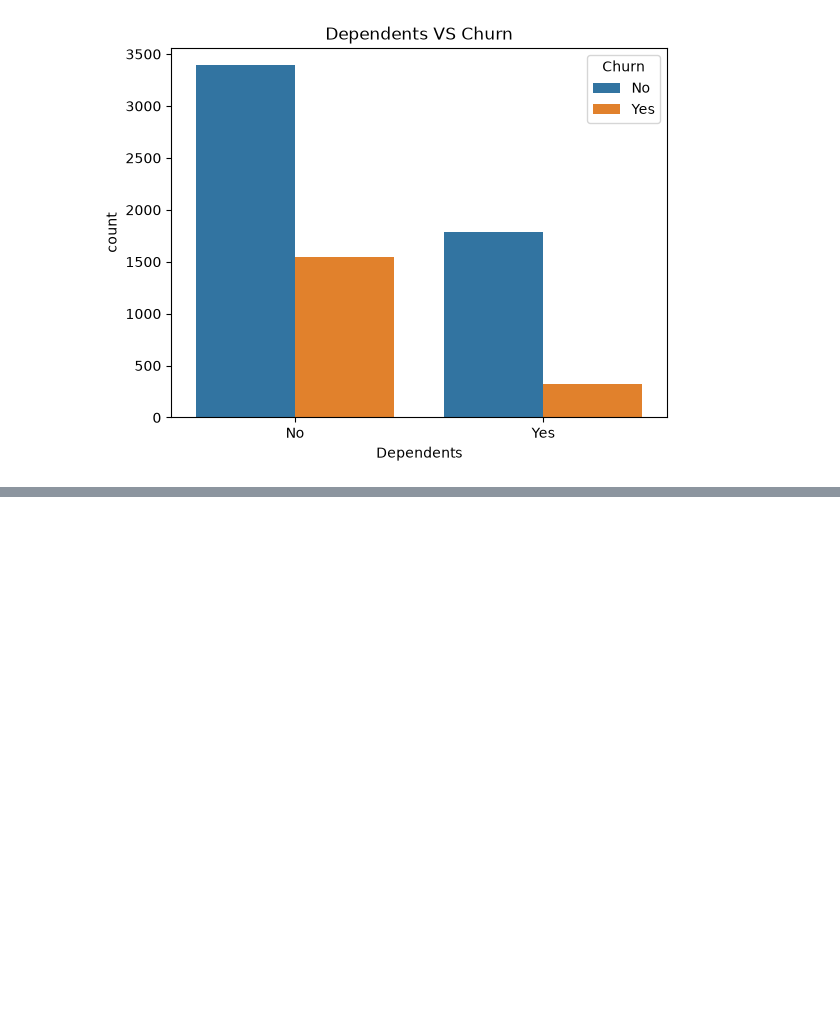
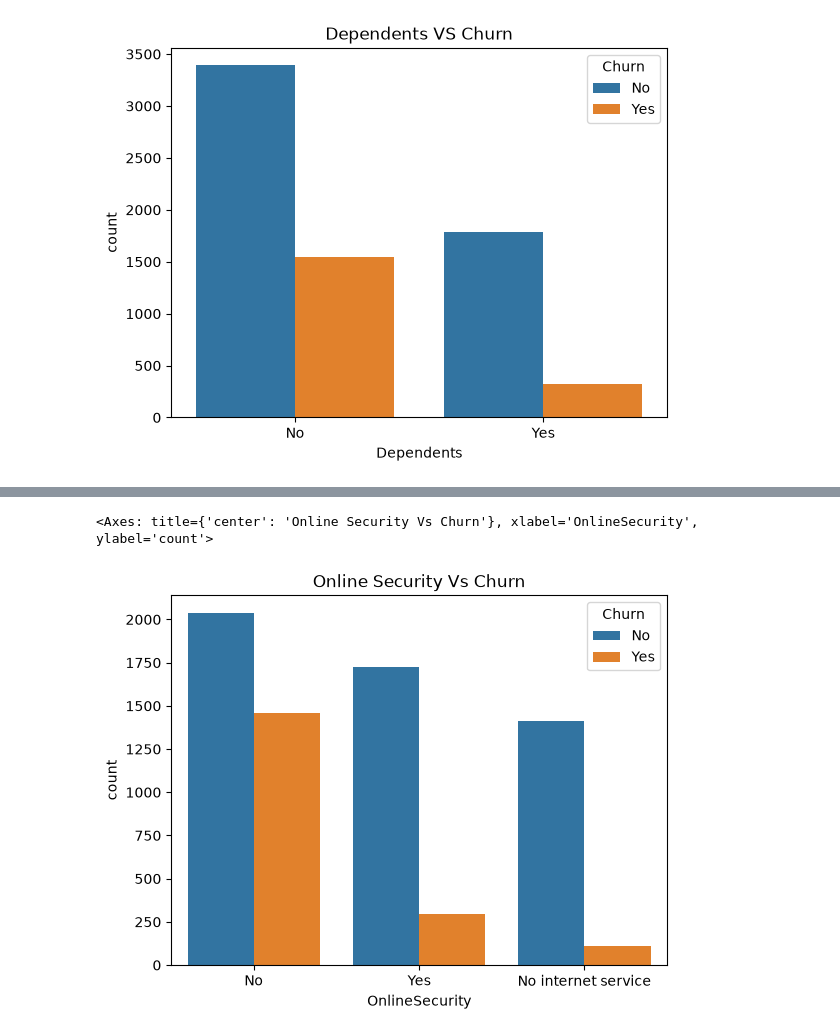
Before and after one commit to Fatima-Arain206/SOFTGROWTECH_INTERNSHIP_PROJECT_TASK2_DATA_ANALYSIS, a Jupyter notebook: CustomerRetention_Analysis_Project2/Customer_Retention.ipynb, the cells around one changed output, grey strips where cells are left out. Cells and saved outputs as stored; diff of their text form; code cells hidden in the pictures; blank space fills up the shorter version.

```diff
--- a/CustomerRetention_Analysis_Project2/Customer_Retention.ipynb
+++ b/CustomerRetention_Analysis_Project2/Customer_Retention.ipynb
@@ -211,0 +331,6 @@ sb.countplot(x= df['Dependents'] ,  hue=df['Churn'])
+# %%
+plt.title('Online Security Vs Churn')
+sb.countplot(x= df['OnlineSecurity'], hue = df['Churn'],palette='tab10')
+# %% [output]
+<Axes: title={'center': 'Online Security Vs Churn'}, xlabel='OnlineSecurity', ylabel='count'>
+[figure, added]
```
Also changed, not shown: parts of 32 cells of this notebook.
